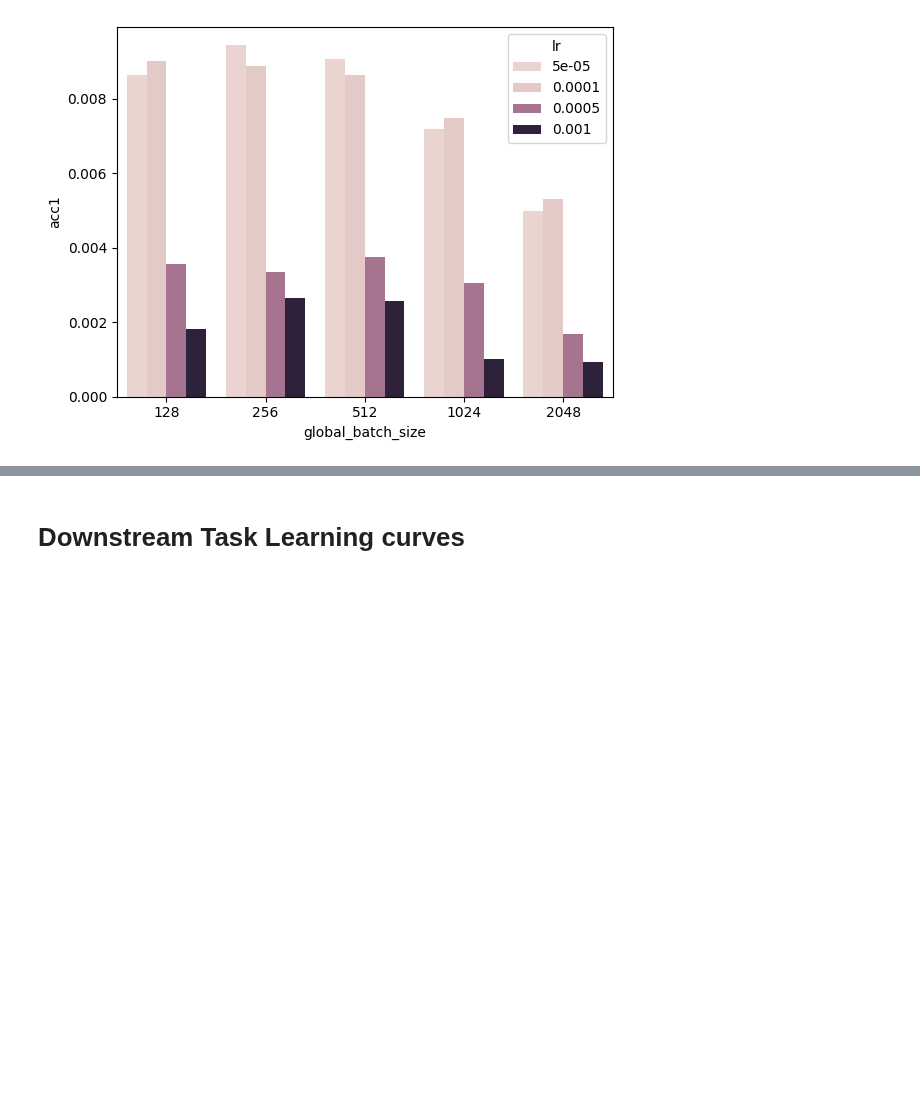
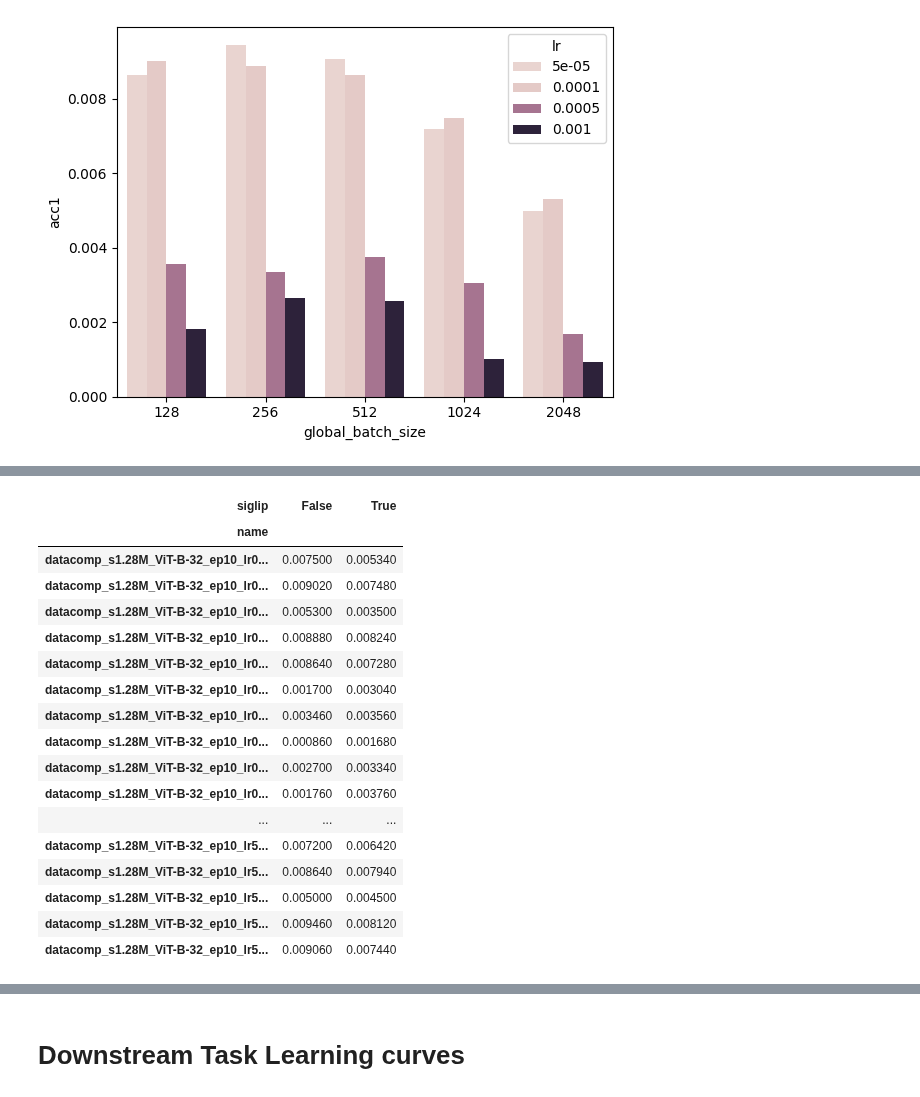
Before and after one commit to SLAMPAI/open_clip_scaling, a Jupyter notebook: results.ipynb, the cells around one changed output, grey strips where cells are left out. Saved outputs shown, nothing was run; the diff lists cells and outputs as text; code cells hidden in the pictures; blank space fills up the shorter version.

```diff
--- a/results.ipynb
+++ b/results.ipynb
@@ -116,3 +111,33 @@ sns.barplot(x="global_batch_size", y="acc1", hue="lr", data=d, estimator="max",
+# %%
+d = results[results.total_epochs==results.epoch].copy()
+ds = 'wds/imagenet1k'
+metric = 'acc1'
+d = d[d.downstream_dataset==ds]
+d = d[d.samples_seen_scale=="1.28M"]
+#d = d[d.samples_seen_scale=="128M"]
+d["name"] = d["name"].apply(lambda n:n.replace("sigTrue", "").replace("sigFalse", ""))
+d = d.pivot(index="name", columns="siglip", values="acc1")
+d = d.style.highlight_max(color='lightgreen', axis=1)
+d
+# %% [output]
+| siglip | False | True |
+| name |  |  |
+| datacomp_s1.28M_ViT-B-32_ep10_lr0... | 0.007500 | 0.005340 |
+| datacomp_s1.28M_ViT-B-32_ep10_lr0... | 0.009020 | 0.007480 |
+| datacomp_s1.28M_ViT-B-32_ep10_lr0... | 0.005300 | 0.003500 |
+| datacomp_s1.28M_ViT-B-32_ep10_lr0... | 0.008880 | 0.008240 |
+| datacomp_s1.28M_ViT-B-32_ep10_lr0... | 0.008640 | 0.007280 |
+| datacomp_s1.28M_ViT-B-32_ep10_lr0... | 0.001700 | 0.003040 |
+| datacomp_s1.28M_ViT-B-32_ep10_lr0... | 0.003460 | 0.003560 |
+| datacomp_s1.28M_ViT-B-32_ep10_lr0... | 0.000860 | 0.001680 |
+| datacomp_s1.28M_ViT-B-32_ep10_lr0... | 0.002700 | 0.003340 |
+| datacomp_s1.28M_ViT-B-32_ep10_lr0... | 0.001760 | 0.003760 |
+| ... | ... | ... |
+| datacomp_s1.28M_ViT-B-32_ep10_lr5... | 0.007200 | 0.006420 |
+| datacomp_s1.28M_ViT-B-32_ep10_lr5... | 0.008640 | 0.007940 |
+| datacomp_s1.28M_ViT-B-32_ep10_lr5... | 0.005000 | 0.004500 |
+| datacomp_s1.28M_ViT-B-32_ep10_lr5... | 0.009460 | 0.008120 |
+| datacomp_s1.28M_ViT-B-32_ep10_lr5... | 0.009060 | 0.007440 |
 # %%
 d = results[results.total_epochs==results.epoch]
 
```
Also changed, not shown: parts of 4 cells of this notebook.
